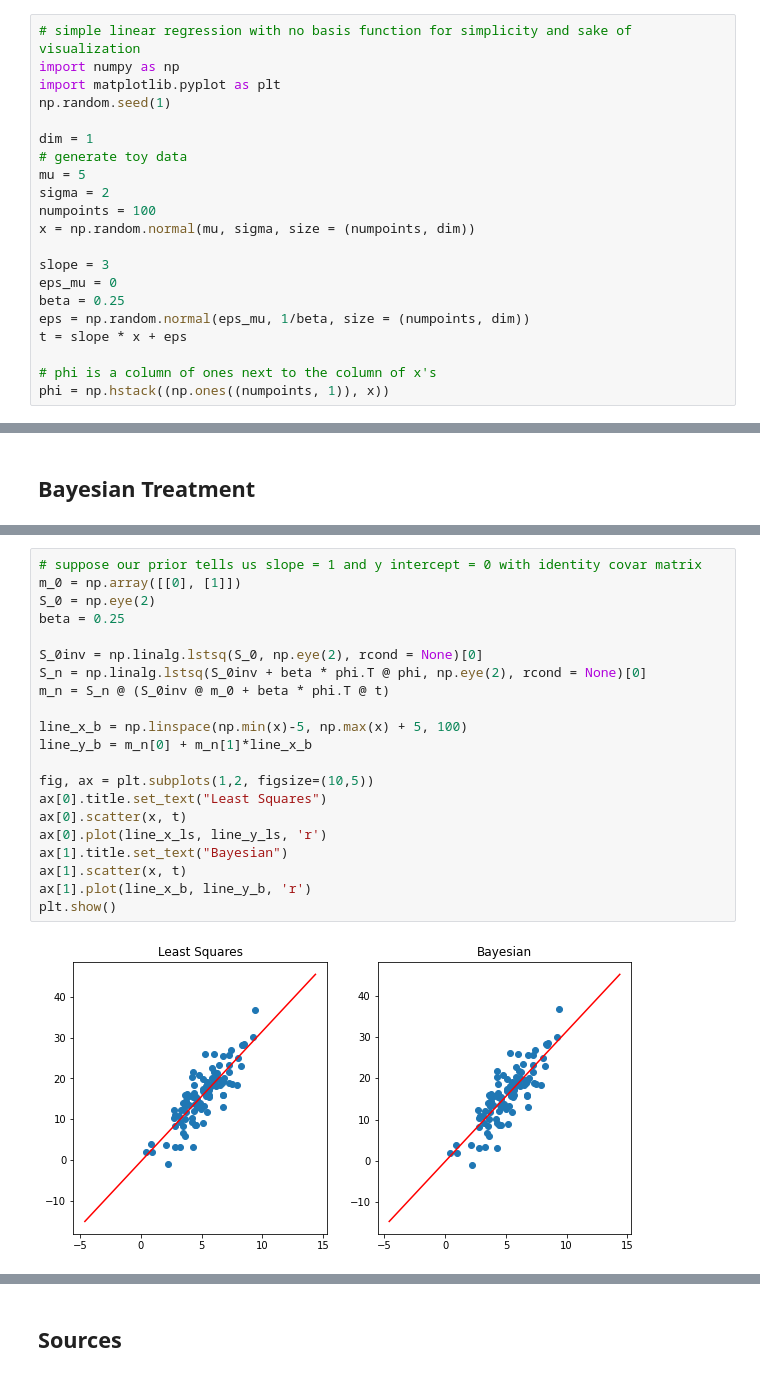
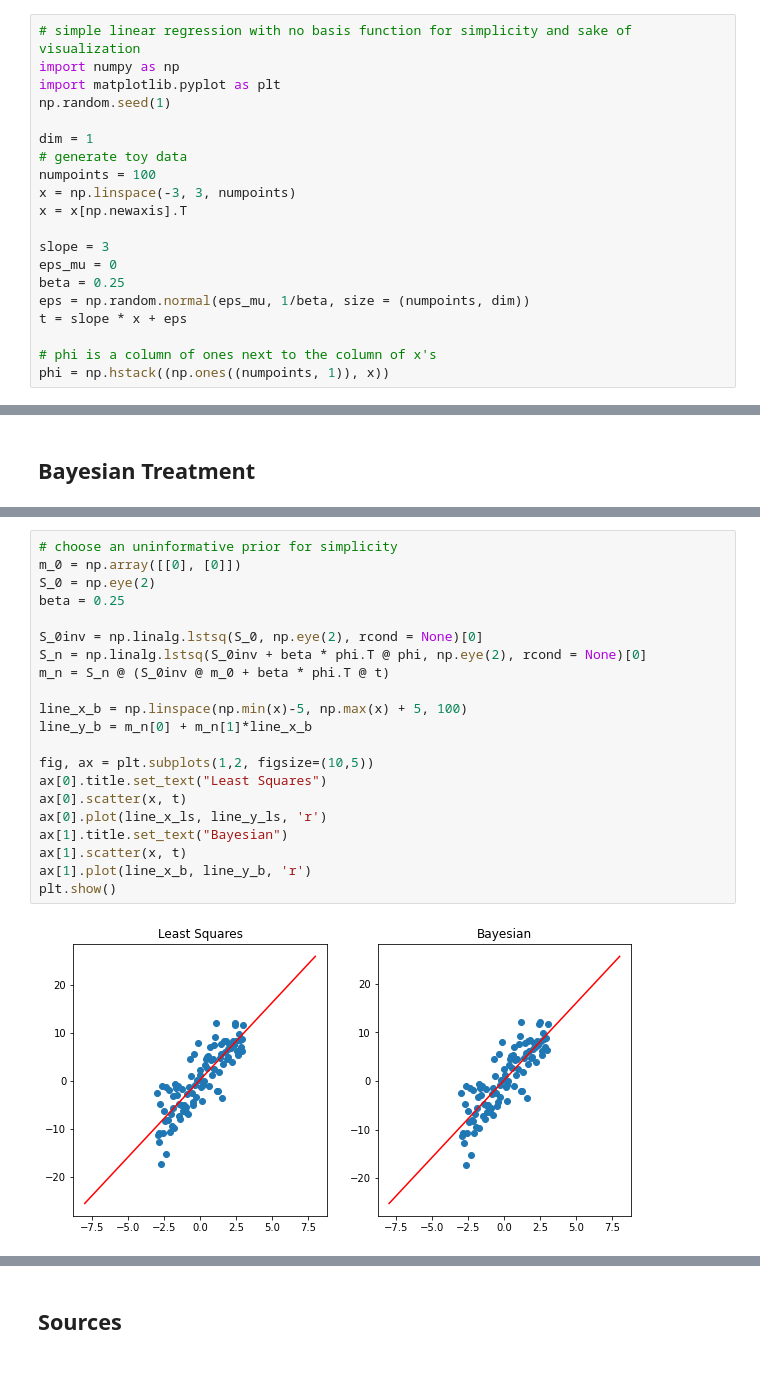
Before and after one commit to chaue/BayesianUpdate, a Jupyter notebook: BayesianLR.ipynb, the cells around one changed output, grey strips where cells are left out. Drawn from its saved outputs; the diff is of its cells as text.

```diff
--- a/BayesianLR.ipynb
+++ b/BayesianLR.ipynb
@@ -39,10 +41,9 @@ np.random.seed(1)
 
 dim = 1
 # generate toy data
-mu = 5
-sigma = 2
 numpoints = 100
-x = np.random.normal(mu, sigma, size = (numpoints, dim))
+x = np.linspace(-3, 3, numpoints)
+x = x[np.newaxis].T
 
 slope = 3
 eps_mu = 0
@@ -134,23 +144,23 @@ Rather than maximizing the likelihood, we instead maximize the posterior, or **m
 # %%
-# suppose our prior tells us slope = 1 and y intercept = 0 with identity covar matrix
-m_0 = np.array([[0], [1]])
+# choose an uninformative prior for simplicity
+m_0 = np.array([[0], [0]])
 S_0 = np.eye(2)
 beta = 0.25
 
 S_0inv = np.linalg.lstsq(S_0, np.eye(2), rcond = None)[0]
 S_n = np.linalg.lstsq(S_0inv + beta * phi.T @ phi, np.eye(2), rcond = None)[0]
 m_n = S_n @ (S_0inv @ m_0 + beta * phi.T @ t)
 
 line_x_b = np.linspace(np.min(x)-5, np.max(x) + 5, 100)
 line_y_b = m_n[0] + m_n[1]*line_x_b
 
 fig, ax = plt.subplots(1,2, figsize=(10,5))
 ax[0].title.set_text("Least Squares")
 ax[0].scatter(x, t)
 ax[0].plot(line_x_ls, line_y_ls, 'r')
 ax[1].title.set_text("Bayesian")
 ax[1].scatter(x, t)
 ax[1].plot(line_x_b, line_y_b, 'r')
 plt.show()
 # %% [output]
-[figure, old version]
+[figure, new version]
```
Also changed, not shown: parts of 17 cells of this notebook, 5 other files.
